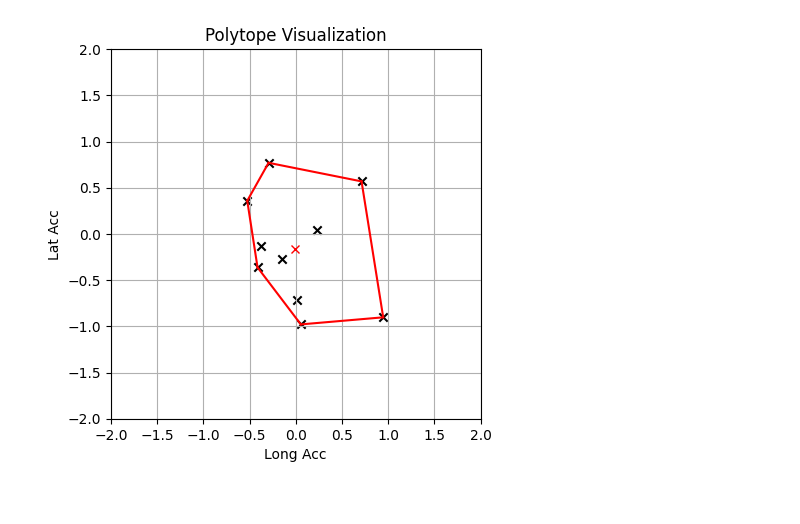
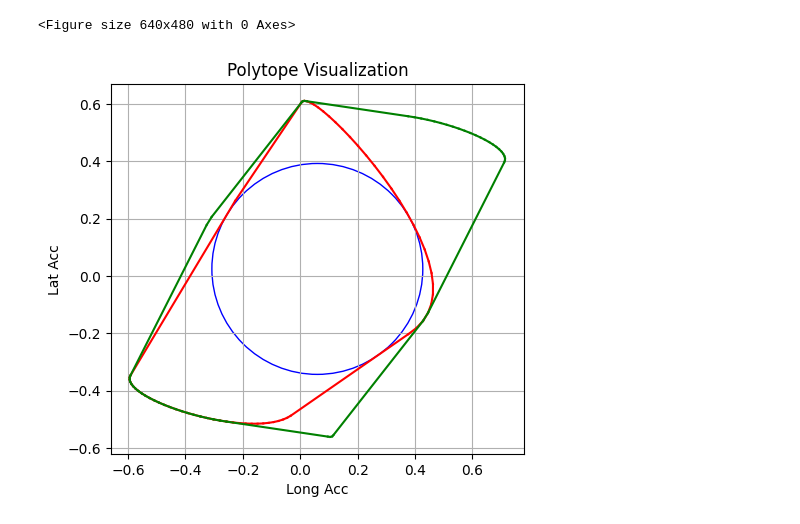
Before and after one commit to QDZHOU/FYP_Intent_Learning, a Jupyter notebook: H_estimation_zonotope.ipynb, the cells around one changed output. Drawn from its saved outputs; the diff is of its cells as text; code cells hidden in the pictures.

```diff
--- a/H_estimation_zonotope.ipynb
+++ b/H_estimation_zonotope.ipynb
@@ -20,6 +24,13 @@ print(random_vals)
 # %%
-data_id = "28"
-background_filepath = f"./inD-dataset-v1.1/data/{data_id}_background.png"
-recordingMeta_filepath = f"./inD-dataset-v1.1/data/{data_id}_recordingMeta.csv"
-tracks_filepath = f"./inD-dataset-v1.1/data/{data_id}_tracks.csv"
-tracksMeta_filepath = f"./inD-dataset-v1.1/data/{data_id}_tracksMeta.csv"
+data_id = "08"
+background_filepath = f"./data/{data_id}_background.png"
+recordingMeta_filepath = f"./data/{data_id}_recordingMeta.csv"
+tracks_filepath = f"./data/{data_id}_tracks.csv"
+tracksMeta_filepath = f"./data/{data_id}_tracksMeta.csv"
+tracks_data = pd.read_csv(tracks_filepath)
+filtered_data = tracks_data[tracks_data['trackId'] == 27]
+xAcc = filtered_data['xAcceleration'].to_numpy()
+yAcc = filtered_data['yAcceleration'].to_numpy()
+random_vals = np.vstack((xAcc,yAcc))
+print(random_vals.shape)
+N_Sam = random_vals.shape[1]
@@ -69,0 +156,6 @@ print(c_hat[0])
+# %%
+center, radius = opti_circle(convex_points)
+print(convex_points.shape)
+rotated_x = -convex_points[0,:]+2*center[0]
+rotated_y = -convex_points[1,:]+2*center[1]
+rotated_convex_points = np.array([rotated_x,rotated_y])
@@ -70,25 +180,34 @@ print(c_hat[0])
+# %%
+stacked_points = np.hstack((convex_points, rotated_convex_points))
 # %%
 plt.figure()
+fig, ax = plt.subplots()
+#sample points
+#plt.scatter(random_vals[0,:],random_vals[1,:],marker='x',color = 'black')
+#plt.scatter(rotated_convex_points[0,:],rotated_convex_points[1,:],marker='x',color = 'blue')
 
-#sample points
-plt.scatter(random_vals[0,:],random_vals[1,:],marker='x',color = 'black')
+circle = plt.Circle(center, radius, color='blue', fill=False)
 
-#y
-plt.plot(c_hat[0], c_hat[1], marker='x',color='red')
+# Add the circle to the plot
+ax.add_artist(circle)
 
 #convexhull
 points = random_vals.T
 hull = ConvexHull(points)
 for simplex in hull.simplices:
     plt.plot(points[simplex, 0], points[simplex, 1], 'r-')
 
+points = stacked_points.T
+hull = ConvexHull(points)
+for simplex in hull.simplices:
+    plt.plot(points[simplex, 0], points[simplex, 1], 'g-')
+
 plt.gca().set_aspect('equal', adjustable='box')
 plt.title("Polytope Visualization")
 plt.xlabel("Long Acc")
 plt.ylabel("Lat Acc")
 plt.grid(True)
-plt.xlim(-2, 2)
-plt.ylim(-2, 2)
 plt.show()
 # %% [output]
+<Figure size 640x480 with 0 Axes>
-[figure, old version]
+[figure, new version]
```
Also changed, not shown: parts of 10 cells of this notebook, 2 other files.
